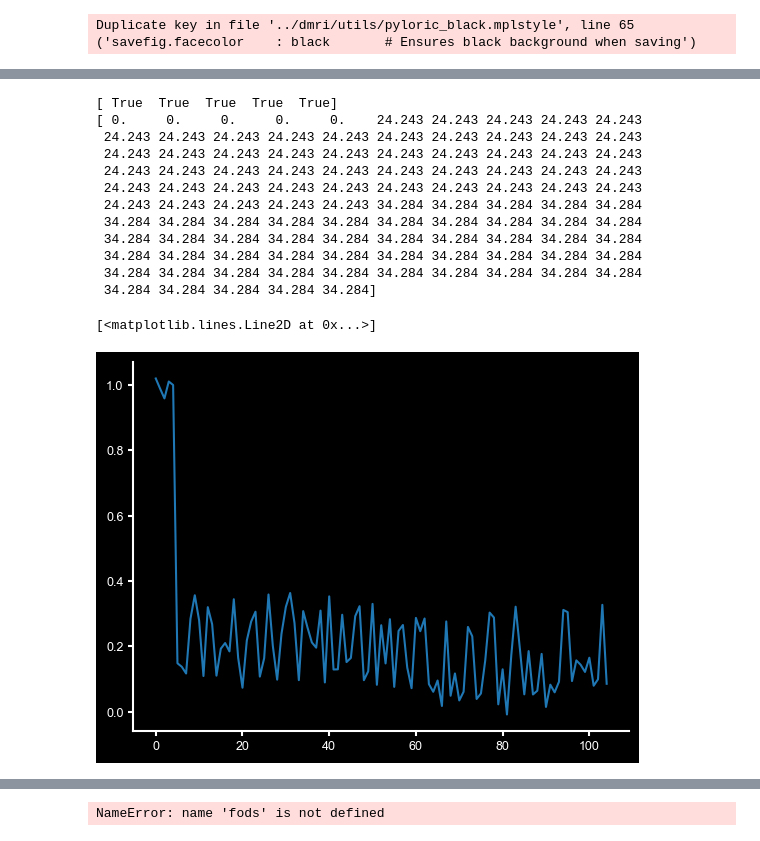
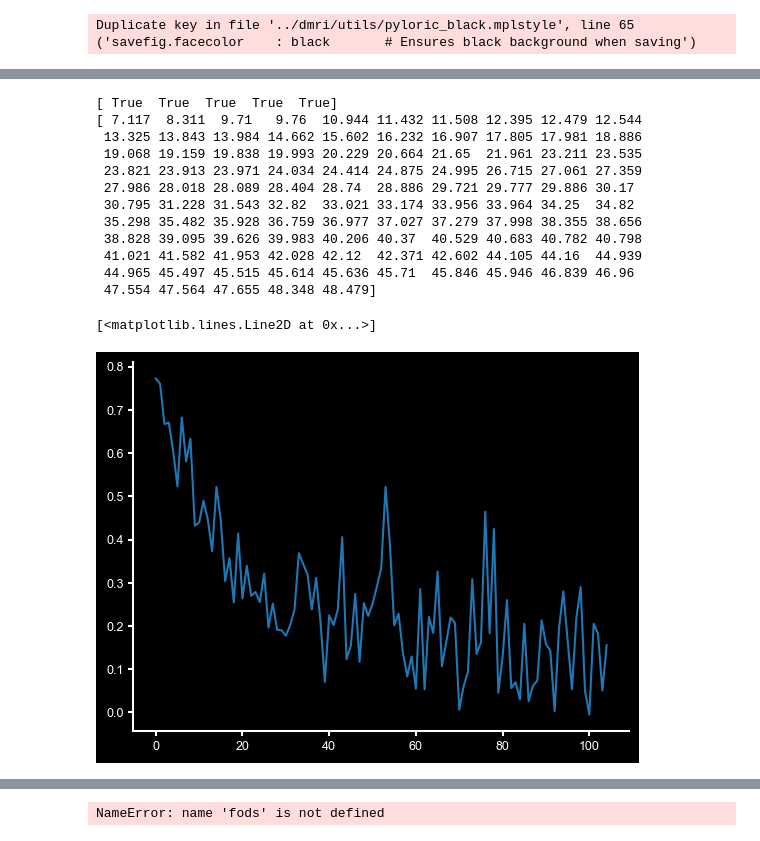
Before and after one commit to mackelab/dmri, a Jupyter notebook: notebooks/eval_parameter_inference.ipynb, the cells around one changed output, grey strips where cells are left out. Cells and saved outputs as stored; diff of their text form; code cells hidden in the pictures.

```diff
--- a/notebooks/eval_parameter_inference.ipynb
+++ b/notebooks/eval_parameter_inference.ipynb
@@ -30,7 +30,7 @@ Duplicate key in file '../dmri/utils/pyloric_black.mplstyle', line 65 ('savefig.
 from dmri.train.utils import load_cfg, load_checkpoint
 
 #checkpoint, model, simulator = load_checkpoint("/home/macke/mgloeckler90/dmri/results/new_multishell_ball3stick_simformer6_v_pred")
-checkpoint, model, simulator = load_checkpoint("/home/macke/mgloeckler90/dmri/results/default_pp_global_ctx")
+checkpoint, model, simulator = load_checkpoint("/home/macke/mgloeckler90/dmri/results/default_pp_global_ctx9")
 graphdef, params, static, state = nnx.split(model, nnx.Param, nnx.Intermediate, ...)
 params = checkpoint["params_ema"]
 
@@ -42,27 +39,35 @@ WARNING:absl:Configured `CheckpointManager` using deprecated legacy API. Please
 # %%
 sim_type = model.tokenizer.simulator
 # %%
-p_mask,masks, theta, x_os, acq,_ = jax.vmap(simulator[0])(jax.random.split(jax.random.PRNGKey(1), num=200))
+out = jax.vmap(simulator[0])(jax.random.split(jax.random.PRNGKey(1), num=200))
+# %%
+acq = out["acq"]
+p_mask = out["mask_prior"]
+masks = out["model_mask"]
+theta = out["theta"]
+x_os = out["x"]
+#score = out["target_score"]
 # %%
 #idx = 37
-idx = 42
+#idx = 42
+idx=41
 print(masks[idx])
 print(acq.qvals[idx])
 plt.plot(x_os[idx])
 # %% [output]
 [ True  True  True  True  True]
-[ 0.     0.     0.     0.     0.    24.243 24.243 24.243 24.243 24.243
- 24.243 24.243 24.243 24.243 24.243 24.243 24.243 24.243 24.243 24.243
- 24.243 24.243 24.243 24.243 24.243 24.243 24.243 24.243 24.243 24.243
- 24.243 24.243 24.243 24.243 24.243 24.243 24.243 24.243 24.243 24.243
- 24.243 24.243 24.243 24.243 24.243 24.243 24.243 24.243 24.243 24.243
- 24.243 24.243 24.243 24.243 24.243 34.284 34.284 34.284 34.284 34.284
- 34.284 34.284 34.284 34.284 34.284 34.284 34.284 34.284 34.284 34.284
- 34.284 34.284 34.284 34.284 34.284 34.284 34.284 34.284 34.284 34.284
- 34.284 34.284 34.284 34.284 34.284 34.284 34.284 34.284 34.284 34.284
- 34.284 34.284 34.284 34.284 34.284 34.284 34.284 34.284 34.284 34.284
- 34.284 34.284 34.284 34.284 34.284]
+[ 7.117  8.311  9.71   9.76  10.944 11.432 11.508 12.395 12.479 12.544
+ 13.325 13.843 13.984 14.662 15.602 16.232 16.907 17.805 17.981 18.886
+ 19.068 19.159 19.838 19.993 20.229 20.664 21.65  21.961 23.211 23.535
+ 23.821 23.913 23.971 24.034 24.414 24.875 24.995 26.715 27.061 27.359
+ 27.986 28.018 28.089 28.404 28.74  28.886 29.721 29.777 29.886 30.17
+ 30.795 31.228 31.543 32.82  33.021 33.174 33.956 33.964 34.25  34.82
+ 35.298 35.482 35.928 36.759 36.977 37.027 37.279 37.998 38.355 38.656
+ 38.828 39.095 39.626 39.983 40.206 40.37  40.529 40.683 40.782 40.798
+ 41.021 41.582 41.953 42.028 42.12  42.371 42.602 44.105 44.16  44.939
+ 44.965 45.497 45.515 45.614 45.636 45.71  45.846 45.946 46.839 46.96
+ 47.554 47.564 47.655 48.348 48.479]
 [<matplotlib.lines.Line2D at 0x...>]
-[figure, old version]
+[figure, new version]
 # %%
 from functools import partial
```
Also changed, not shown: parts of 33 cells of this notebook, 1 other file.
